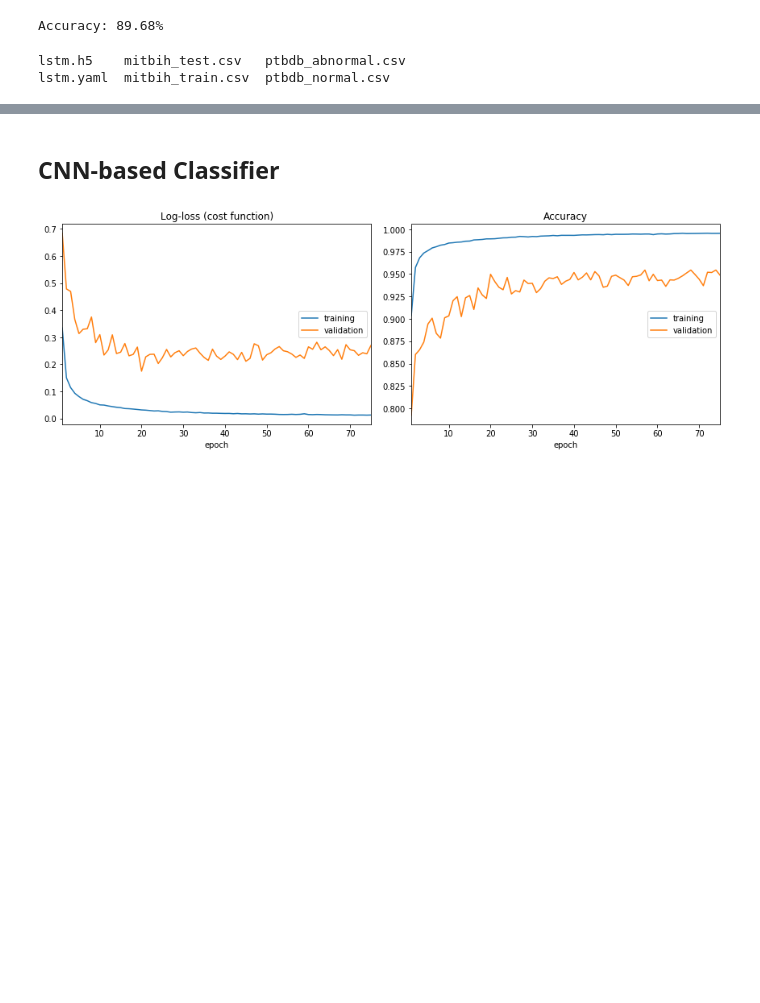
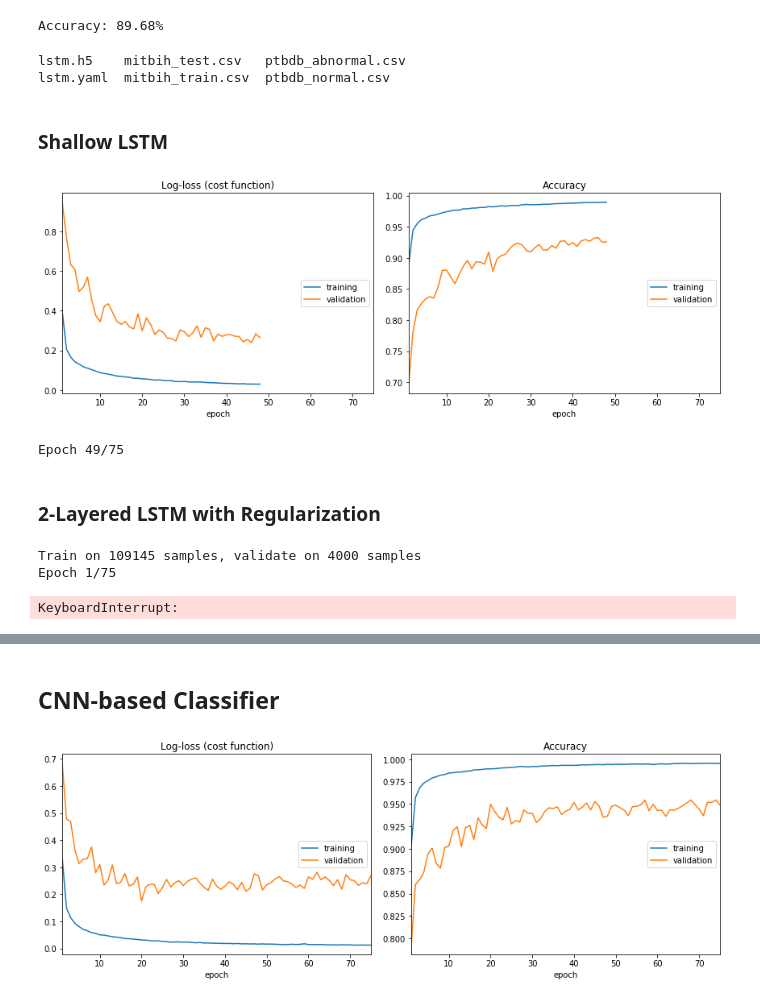
Before and after one commit to pilillo/ts-notebooks, a Jupyter notebook: ECG_classification.ipynb, the cells around one changed output, grey strips where cells are left out. Cells and saved outputs as stored; diff of their text form; code cells hidden in the pictures; blank space fills up the shorter version.

Commit message:
added LSTMs and CNN-LSTMs

```diff
--- a/ECG_classification.ipynb
+++ b/ECG_classification.ipynb
@@ -625,3 +758,19 @@ save_model(model, "lstm", output_path="")
 # %% [output]
 lstm.h5    mitbih_test.csv   ptbdb_abnormal.csv
 lstm.yaml  mitbih_train.csv  ptbdb_normal.csv
+# %% [markdown]
+### Shallow LSTM
+# %%
+model = model_b_shallow(window_size, depth, num_categories=y_test.shape[1])
+print model.summary()
+
+history = model.fit(x_train,
+                    y_train,
+                    epochs=epochs,
+                    batch_size=batch_size,
+                    verbose=2,
+                    validation_data=(x_test, y_test),
+                    callbacks=[PlotLossesKeras()])
+# %% [output]
+[figure, added]
+Epoch 49/75
@@ -627,0 +783,17 @@ lstm.yaml  mitbih_train.csv  ptbdb_normal.csv
+# %% [markdown]
+### 2-Layered LSTM with Regularization
+# %%
+model = model_b(window_size, depth, num_categories=y_test.shape[1],
+                kernel_regularizer=l1(0.00005),
+                bias_regularizer=l1(0.00005) )
+history = model.fit(x_train,
+                    y_train,
+                    epochs=epochs,
+                    batch_size=batch_size,
+                    verbose=2,
+                    validation_data=(x_test, y_test),
+                    callbacks=[PlotLossesKeras()])
+# %% [output]
+Train on 109145 samples, validate on 4000 samples
+Epoch 1/75
+KeyboardInterrupt:
```
Also changed, not shown: parts of 35 cells of this notebook.
